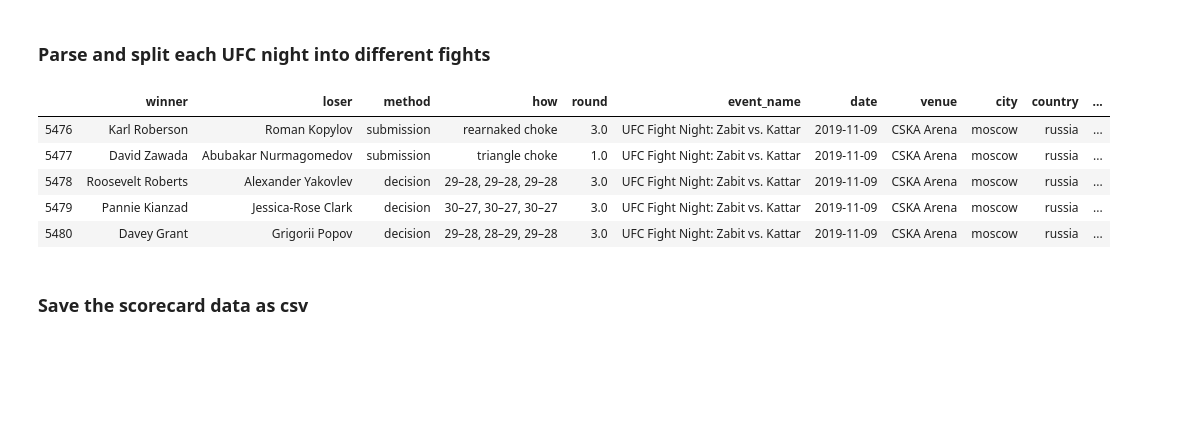
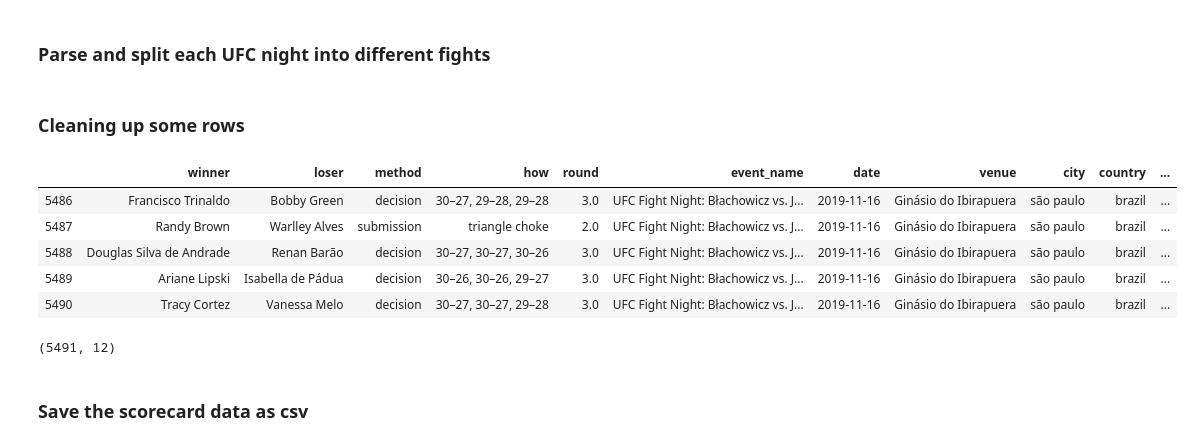
Before and after one commit to JamesPeralta/UFC-Fight-Predictor, a Jupyter notebook: parse_scorecard.ipynb, the cells around one changed output. Drawn from its saved outputs; the diff is of its cells as text; code cells hidden in the pictures; blank space fills up the shorter version.

```diff
--- a/parse_scorecard.ipynb
+++ b/parse_scorecard.ipynb
@@ -123,7 +128,15 @@ def parse_event(event):
             n_round = cols[5].text.strip()
             n_round = int(n_round) if len(n_round) > 0 else None
 
-            fights.append([winner, loser, method, how, n_round])
+            method = 'disqualification' if method == 'dq' else method
+            method = method if 'submission' not in method else 'submission'
+            method = method if 'referee stoppage' not in method else 'tko'
+
+            how = how.replace('dq', '')
+            how = how.replace('submission', '')
+            how = how.replace('disqualification', '')
+
+            fights.append([winner.strip(), loser.strip(), method.strip(), how.strip(), n_round])
     return fights
 
 
@@ -137,13 +150,27 @@ fights.rename(columns={0: 'winner', 1: 'loser', 2: 'method', 3: 'how', 4: 'round
 all_fights = concat([past_events, fights], axis=1)
 all_fights.drop(columns=['index', 'html', 'full_fight_info'], inplace=True)
 all_fights = all_fights[['winner', 'loser', 'method', 'how', 'round', 'event_name', 'date', 'venue', 'city', 'country', 'attendance', 'url']]
-display(all_fights.tail())
-# %% [output]
-|  | winner | loser | method | how | round | event_name | date | venue | city | country | ... |
-| 5476 | Karl Roberson | Roman Kopylov | submission | rearnaked choke | 3.0 | UFC Fight Night: Zabit vs. Kattar | 2019-11-09 | CSKA Arena | moscow | russia | ... |
-| 5477 | David Zawada | Abubakar Nurmagomedov | submission | triangle choke | 1.0 | UFC Fight Night: Zabit vs. Kattar | 2019-11-09 | CSKA Arena | moscow | russia | ... |
-| 5478 | Roosevelt Roberts | Alexander Yakovlev | decision | 29–28, 29–28, 29–28 | 3.0 | UFC Fight Night: Zabit vs. Kattar | 2019-11-09 | CSKA Arena | moscow | russia | ... |
-| 5479 | Pannie Kianzad | Jessica-Rose Clark | decision | 30–27, 30–27, 30–27 | 3.0 | UFC Fight Night: Zabit vs. Kattar | 2019-11-09 | CSKA Arena | moscow | russia | ... |
-| 5480 | Davey Grant | Grigorii Popov | decision | 29–28, 28–29, 29–28 | 3.0 | UFC Fight Night: Zabit vs. Kattar | 2019-11-09 | CSKA Arena | moscow | russia | ... |
+# %% [markdown]
+### Cleaning up some rows
+# %%
+invalid_rows = all_fights.loc[all_fights['winner'].isnull() | all_fights['loser'].isnull() | all_fights['date'].isnull() | all_fights['url'] == ''].index
+all_fights.drop(invalid_rows, inplace=True)
+
+invalid_rows = all_fights.loc[(all_fights['winner'] == '') | (all_fights['loser'] == '')].index
+all_fights.drop(invalid_rows, inplace=True)
+
+all_fights['winner'] = all_fights['winner'].apply(lambda name: re.sub('\(.*?\)', '', name))
+all_fights['loser'] = all_fights['loser'].apply(lambda name: re.sub('\(.*?\)', '', name))
+all_fights.reset_index(inplace=True, drop=True)
+
+display(all_fights.tail(), all_fights.shape)
+# %% [output]
+|  | winner | loser | method | how | round | event_name | date | venue | city | country | ... |
+| 5486 | Francisco Trinaldo | Bobby Green | decision | 30–27, 29–28, 29–28 | 3.0 | UFC Fight Night: Błachowicz vs. J... | 2019-11-16 | Ginásio do Ibirapuera | são paulo | brazil | ... |
+| 5487 | Randy Brown | Warlley Alves | submission | triangle choke | 2.0 | UFC Fight Night: Błachowicz vs. J... | 2019-11-16 | Ginásio do Ibirapuera | são paulo | brazil | ... |
+| 5488 | Douglas Silva de Andrade | Renan Barão | decision | 30–27, 30–27, 30–26 | 3.0 | UFC Fight Night: Błachowicz vs. J... | 2019-11-16 | Ginásio do Ibirapuera | são paulo | brazil | ... |
+| 5489 | Ariane Lipski | Isabella de Pádua | decision | 30–26, 30–26, 29–27 | 3.0 | UFC Fight Night: Błachowicz vs. J... | 2019-11-16 | Ginásio do Ibirapuera | são paulo | brazil | ... |
+| 5490 | Tracy Cortez | Vanessa Melo | decision | 30–27, 30–27, 29–28 | 3.0 | UFC Fight Night: Błachowicz vs. J... | 2019-11-16 | Ginásio do Ibirapuera | são paulo | brazil | ... |
+(5491, 12)
 # %% [markdown]
 ### Save the scorecard data as csv
```
Also changed, not shown: parts of 4 cells of this notebook, 1 other file.
